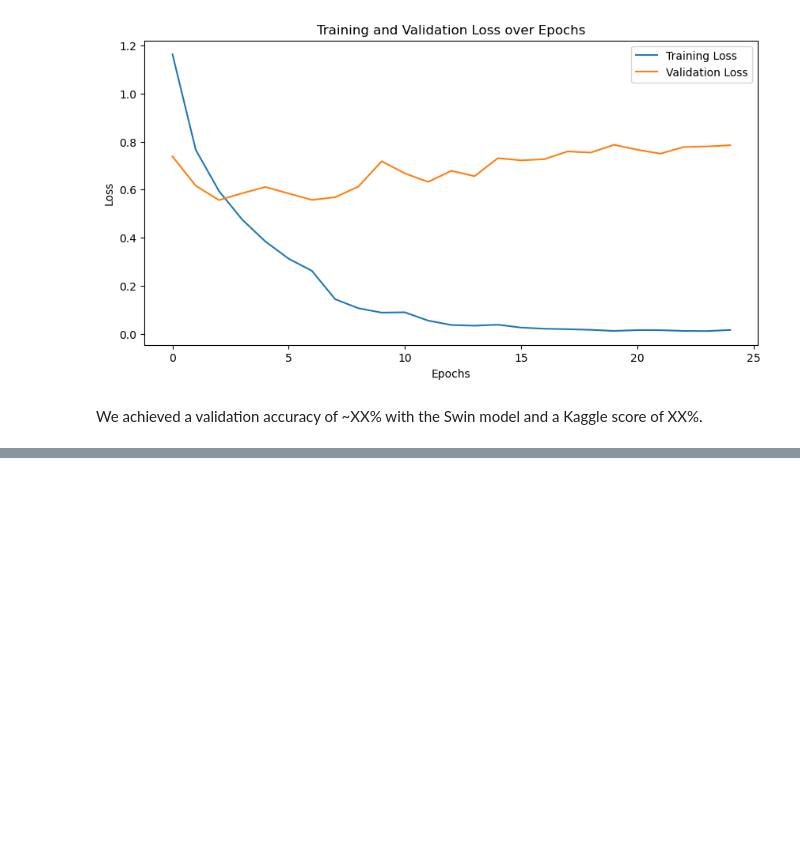
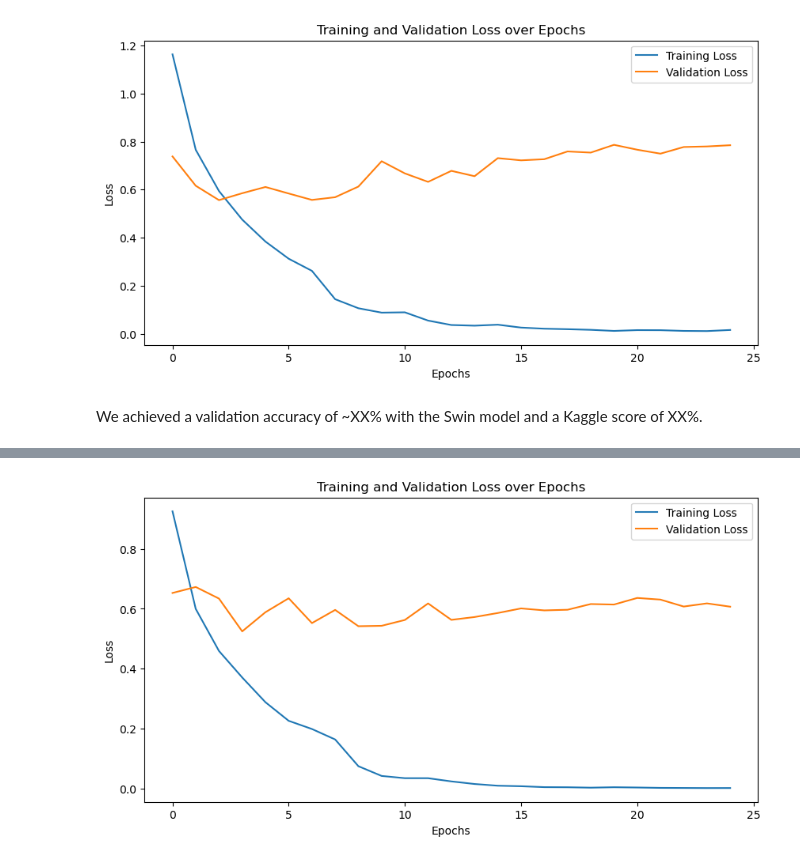
Before and after one commit to JannikWolf/aiim-emotion-classification, a Jupyter notebook: Report_Final.ipynb, the cells around one changed output, grey strips where cells are left out. Drawn from its saved outputs; the diff is of its cells as text; code cells hidden in the pictures; blank space fills up the shorter version.

```diff
--- a/Report_Final.ipynb
+++ b/Report_Final.ipynb
@@ -497,0 +597,88 @@ We achieved a validation accuracy of XXXX% with this model and a Kaggle score of
+# %%
+from torch.optim.lr_scheduler import ReduceLROnPlateau
+
+
+# Define the ResNet50 model with custom final layer
+class ResNet50EmotionModel(nn.Module):
+    def __init__(self, num_classes):
+        super(ResNet50EmotionModel, self).__init__()
+        self.resnet = models.resnet50(pretrained=True)
+        self.resnet.fc = nn.Sequential(
+            #nn.Dropout(0.7),
+            nn.Linear(self.resnet.fc.in_features, num_classes)
+        )
+
+    def forward(self, x):
+        x = self.resnet(x)
+        return x
+
+model = ResNet50EmotionModel(num_classes=num_classes).to(device)
+
+# Define optimizer and learning rate scheduler
+criterion = nn.CrossEntropyLoss()
+optimizer = AdamW(model.parameters(), lr=0.0001, weight_decay=1e-4)
+scheduler = ReduceLROnPlateau(optimizer, mode='min', factor=0.5, patience=3)
+
+# Training loop
+num_epochs = 25  # Number of epochs
+train_losses = []
+val_losses = []
+
+for epoch in range(num_epochs):
+    print(f'Epoch {epoch}/{num_epochs - 1}')
+    print('-' * 10)
+
+    for phase in ['train', 'val']:
+        if phase == 'train':
+            model.train()
+        else:
+            model.eval()
+
+        running_loss = 0.0
+        running_corrects = 0
+
+        for inputs, labels in (train_dl if phase == 'train' else val_dl):
+            inputs, labels = inputs.to(device), labels.to(device)
+
+            optimizer.zero_grad()
+
+            with torch.set_grad_enabled(phase == 'train'):
+                outputs = model(inputs)
+                _, preds = torch.max(outputs, 1)
+                loss = criterion(outputs, labels)
+
+                if phase == 'train':
+                    loss.backward()
+                    optimizer.step()
+
+            running_loss += loss.item() * inputs.size(0)
+            running_corrects += torch.sum(preds == labels.data).item()
+
+        epoch_loss = running_loss / len(train_dataset if phase == 'train' else val_dataset)
+        epoch_acc = running_corrects / len(train_dataset if phase == 'train' else val_dataset)
+
+        print(f'{phase} Loss: {epoch_loss:.4f} Acc: {epoch_acc:.4f}')
+
+        if phase == 'train':
+            train_losses.append(epoch_loss)
+        else:
+            val_losses.append(epoch_loss)
+            scheduler.step(epoch_loss)
+
+    current_lr = optimizer.param_groups[0]['lr']
+    print(f'Current learning rate: {current_lr:.6f}')
+
+print('Training complete')
+
+torch.save(model.state_dict(), 'resnet50_emotion_model.pth')
+
+# Plot the training and validation losses
+plt.figure(figsize=(10, 5))
+plt.plot(train_losses, label='Training Loss')
+plt.plot(val_losses, label='Validation Loss')
+plt.xlabel('Epochs')
+plt.ylabel('Loss')
+plt.title('Training and Validation Loss over Epochs')
+plt.legend()
+plt.show()
+# %% [output]
@@ -497,0 +702 @@ We achieved a validation accuracy of XXXX% with this model and a Kaggle score of
+[figure, added]
```
Also changed, not shown: parts of 18 cells of this notebook, 3 other files.
